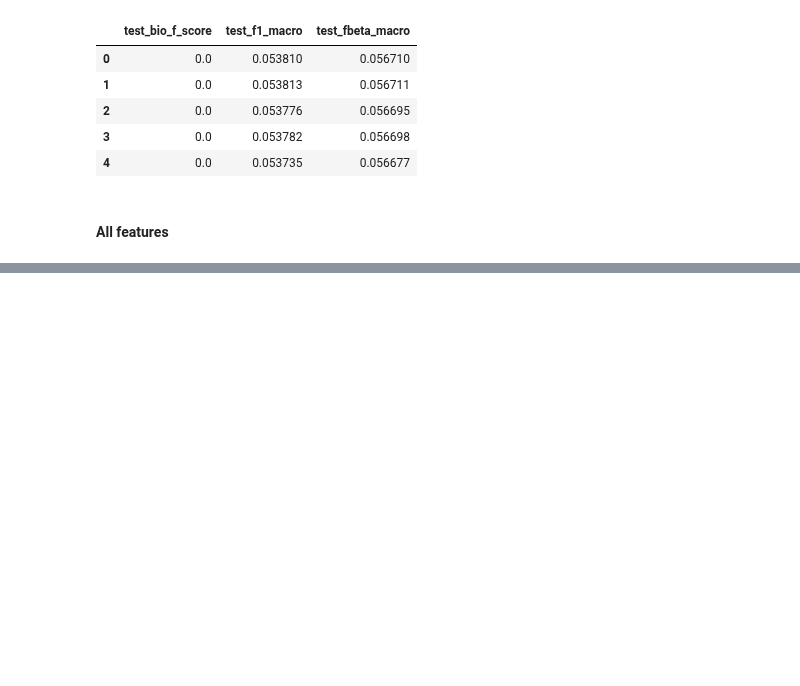
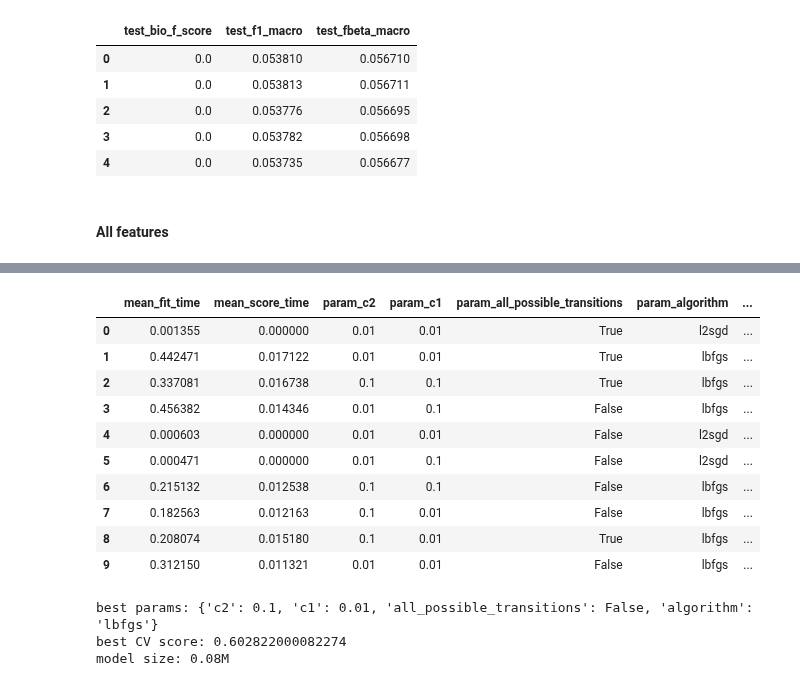
Before and after one commit to OlegBEZb/NLP_advanced_course, a Jupyter notebook: HW2/HW2_NER.ipynb, the cells around one changed output, grey strips where cells are left out. Cells and saved outputs as stored; diff of their text form; code cells hidden in the pictures; blank space fills up the shorter version.

```diff
--- a/HW2/HW2_NER.ipynb
+++ b/HW2/HW2_NER.ipynb
@@ -1339,0 +1342,16 @@ Wall time: 13min
+# %%
+from sklearn.model_selection import RandomizedSearchCV
+parameters = {'algorithm':('lbfgs', 'l2sgd'),
+              'c1':[0.1, 0.01],
+              'c2':[0.1, 0.01],
+              'all_possible_transitions': [True, False]}
+
+search = RandomizedSearchCV(estimator=CRF(),
+                            param_distributions=parameters,
+                            n_iter=10, scoring={metric.__name__:make_scorer(_flattens_y(metric)) for metric in scoring},
+                            n_jobs=-1,
+                            verbose=2,
+                            cv=KFold(n_splits=3, shuffle=False, random_state=42),
+                            refit='bio_f_score'#False,
+                            )
+search.fit(X_train[:10], y_train[:10]);
@@ -1340 +1362,23 @@ Wall time: 13min
+# %%
+pd.DataFrame(search.cv_results_).drop([k for k in search.cv_results_.keys() if any(col in k for col in ['split','std', 'params'])], axis=1)
+# %% [output]
+|  | mean_fit_time | mean_score_time | param_c2 | param_c1 | param_all_possible_transitions | param_algorithm | ... |
+| 0 | 0.001355 | 0.000000 | 0.01 | 0.01 | True | l2sgd | ... |
+| 1 | 0.442471 | 0.017122 | 0.01 | 0.01 | True | lbfgs | ... |
+| 2 | 0.337081 | 0.016738 | 0.1 | 0.1 | True | lbfgs | ... |
+| 3 | 0.456382 | 0.014346 | 0.01 | 0.1 | False | lbfgs | ... |
+| 4 | 0.000603 | 0.000000 | 0.01 | 0.01 | False | l2sgd | ... |
+| 5 | 0.000471 | 0.000000 | 0.01 | 0.1 | False | l2sgd | ... |
+| 6 | 0.215132 | 0.012538 | 0.1 | 0.1 | False | lbfgs | ... |
+| 7 | 0.182563 | 0.012163 | 0.1 | 0.01 | False | lbfgs | ... |
+| 8 | 0.208074 | 0.015180 | 0.1 | 0.01 | True | lbfgs | ... |
+| 9 | 0.312150 | 0.011321 | 0.01 | 0.01 | False | lbfgs | ... |
+# %%
+print('best params:', search.best_params_)
+print('best CV score:', search.best_score_)
+print('model size: {:0.2f}M'.format(search.best_estimator_.size_ / 1000000))
+# %% [output]
+best params: {'c2': 0.1, 'c1': 0.01, 'all_possible_transitions': False, 'algorithm': 'lbfgs'}
+best CV score: 0.602822000082274
+model size: 0.08M
 # %%
```
Also changed, not shown: parts of 39 cells of this notebook.
